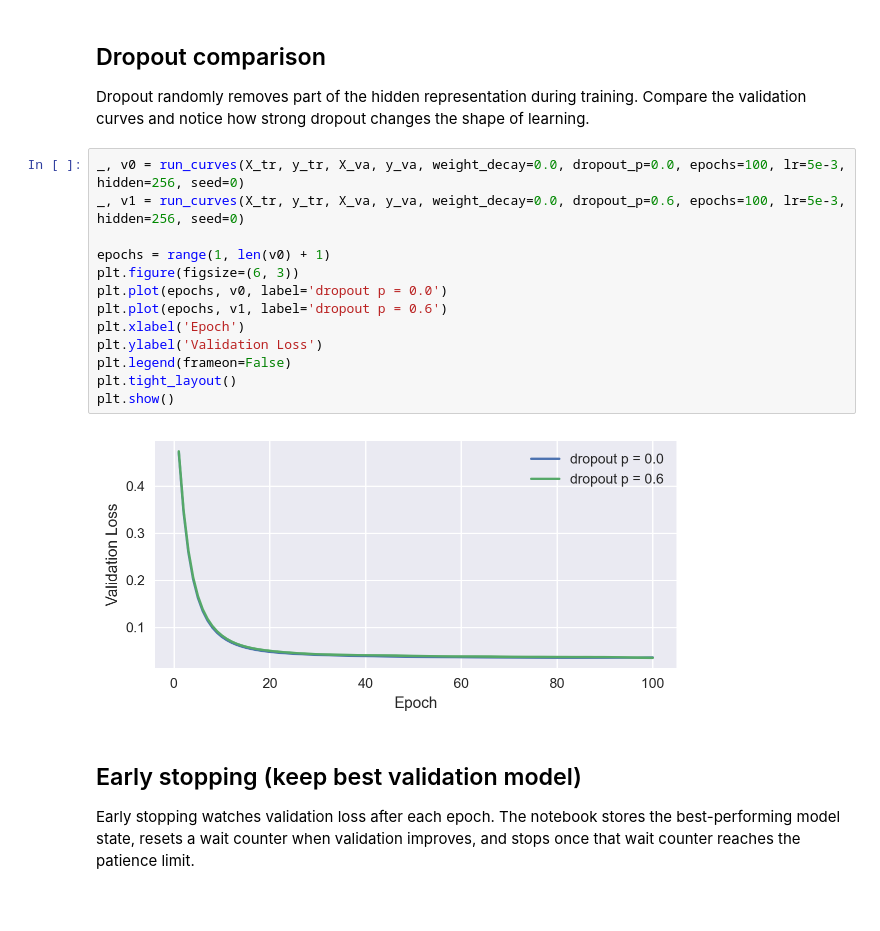
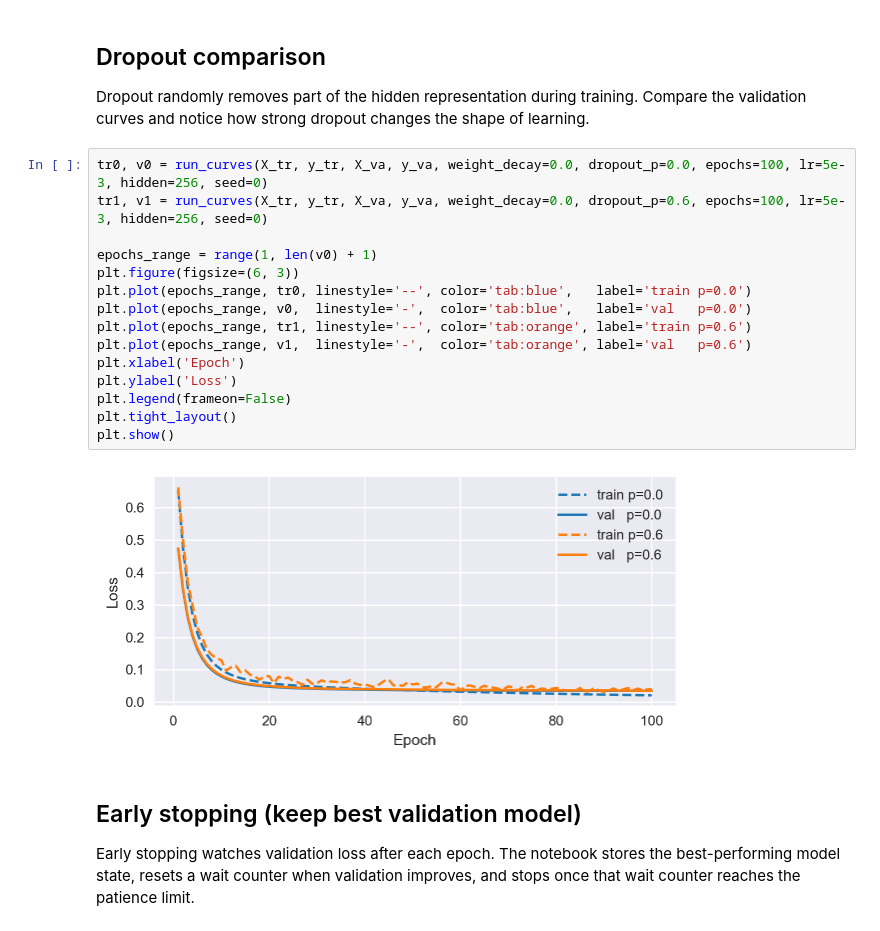
Before and after one commit to FranQuant/pytorch_dl_apps, a Jupyter notebook: part3_practice/chapter_10.ipynb, the cells around one changed output. Cells and saved outputs as stored; diff of their text form; blank space fills up the shorter version.

```diff
--- a/part3_practice/chapter_10.ipynb
+++ b/part3_practice/chapter_10.ipynb
@@ -143,20 +150,22 @@ Consider using tensor.detach() first. (Triggered internally at /Users/runner/wor
 
 Dropout randomly removes part of the hidden representation during training. Compare the validation curves and notice how strong dropout changes the shape of learning.
 # %%
-_, v0 = run_curves(X_tr, y_tr, X_va, y_va, weight_decay=0.0, dropout_p=0.0, epochs=100, lr=5e-3, hidden=256, seed=0)
-_, v1 = run_curves(X_tr, y_tr, X_va, y_va, weight_decay=0.0, dropout_p=0.6, epochs=100, lr=5e-3, hidden=256, seed=0)
+tr0, v0 = run_curves(X_tr, y_tr, X_va, y_va, weight_decay=0.0, dropout_p=0.0, epochs=100, lr=5e-3, hidden=256, seed=0)
+tr1, v1 = run_curves(X_tr, y_tr, X_va, y_va, weight_decay=0.0, dropout_p=0.6, epochs=100, lr=5e-3, hidden=256, seed=0)
 
-epochs = range(1, len(v0) + 1)
+epochs_range = range(1, len(v0) + 1)
 plt.figure(figsize=(6, 3))
-plt.plot(epochs, v0, label='dropout p = 0.0')
-plt.plot(epochs, v1, label='dropout p = 0.6')
+plt.plot(epochs_range, tr0, linestyle='--', color='tab:blue',   label='train p=0.0')
+plt.plot(epochs_range, v0,  linestyle='-',  color='tab:blue',   label='val   p=0.0')
+plt.plot(epochs_range, tr1, linestyle='--', color='tab:orange', label='train p=0.6')
+plt.plot(epochs_range, v1,  linestyle='-',  color='tab:orange', label='val   p=0.6')
 plt.xlabel('Epoch')
-plt.ylabel('Validation Loss')
+plt.ylabel('Loss')
 plt.legend(frameon=False)
 plt.tight_layout()
 plt.show()
 # %% [output]
-[figure, old version]
+[figure, new version]
 # %% [markdown]
 ## Early stopping (keep best validation model)
 
```
Also changed, not shown: parts of 10 cells of this notebook.
